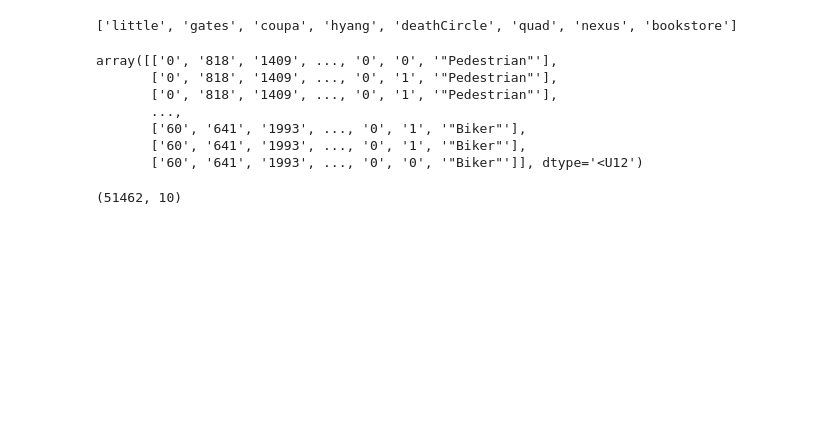
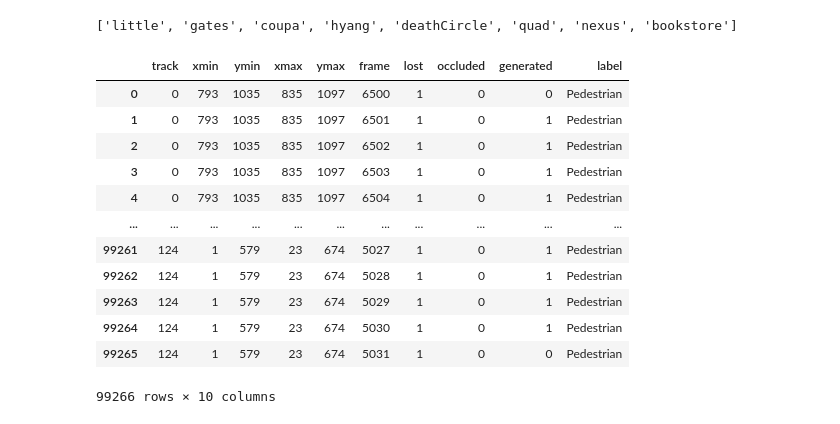
Before and after one commit to rishitoshsingh/stpp, a Jupyter notebook: stanford/explorer.ipynb, the cells around one changed output. Drawn from its saved outputs; the diff is of its cells as text; code cells hidden in the pictures; blank space fills up the shorter version.

```diff
--- a/stanford/explorer.ipynb
+++ b/stanford/explorer.ipynb
@@ -7,20 +7,26 @@ print(directories)
 # %% [output]
 ['little', 'gates', 'coupa', 'hyang', 'deathCircle', 'quad', 'nexus', 'bookstore']
 # %%
-sample_ann = f"{os.path.join(DATA_DIR, directories[0])}/video0/annotations.txt"
+video_dir = f"{os.path.join(DATA_DIR, directories[1])}/video2"
+sample_ann = os.path.join(video_dir, "annotations.txt")
+reference_image = os.path.join(video_dir, "reference.jpg")
 import numpy as np
-
-data = np.genfromtxt(sample_ann, delimiter=' ', dtype="str", encoding='utf-8')
+import pandas as pd
+# data = np.genfromtxt(sample_ann, delimiter=' ', dtype="str", encoding='utf-8')
+header = ["track", "xmin", "ymin", "xmax", "ymax", "frame", "lost", "occluded", "generated", "label"]
+data = pd.read_csv(sample_ann, sep=' ', encoding='utf-8', header=None, names=header)
 data
 # %% [output]
+|  | track | xmin | ymin | xmax | ymax | frame | lost | occluded | generated | label |
+| 0 | 0 | 793 | 1035 | 835 | 1097 | 6500 | 1 | 0 | 0 | Pedestrian |
+| 1 | 0 | 793 | 1035 | 835 | 1097 | 6501 | 1 | 0 | 1 | Pedestrian |
+| 2 | 0 | 793 | 1035 | 835 | 1097 | 6502 | 1 | 0 | 1 | Pedestrian |
+| 3 | 0 | 793 | 1035 | 835 | 1097 | 6503 | 1 | 0 | 1 | Pedestrian |
+| 4 | 0 | 793 | 1035 | 835 | 1097 | 6504 | 1 | 0 | 1 | Pedestrian |
+| ... | ... | ... | ... | ... | ... | ... | ... | ... | ... | ... |
+| 99261 | 124 | 1 | 579 | 23 | 674 | 5027 | 1 | 0 | 1 | Pedestrian |
+| 99262 | 124 | 1 | 579 | 23 | 674 | 5028 | 1 | 0 | 1 | Pedestrian |
+| 99263 | 124 | 1 | 579 | 23 | 674 | 5029 | 1 | 0 | 1 | Pedestrian |
+| 99264 | 124 | 1 | 579 | 23 | 674 | 5030 | 1 | 0 | 1 | Pedestrian |
+| 99265 | 124 | 1 | 579 | 23 | 674 | 5031 | 1 | 0 | 0 | Pedestrian |
-array([['0', '818', '1409', ..., '0', '0', '"Pedestrian"'],
-       ['0', '818', '1409', ..., '0', '1', '"Pedestrian"'],
-       ['0', '818', '1409', ..., '0', '1', '"Pedestrian"'],
-       ...,
-       ['60', '641', '1993', ..., '0', '1', '"Biker"'],
-       ['60', '641', '1993', ..., '0', '1', '"Biker"'],
-       ['60', '641', '1993', ..., '0', '0', '"Biker"']], dtype='<U12')
+99266 rows × 10 columns
-# %%
-data.shape
-# %% [output]
-(51462, 10)
```
Also changed, not shown: parts of 13 cells of this notebook, 1 other file.
